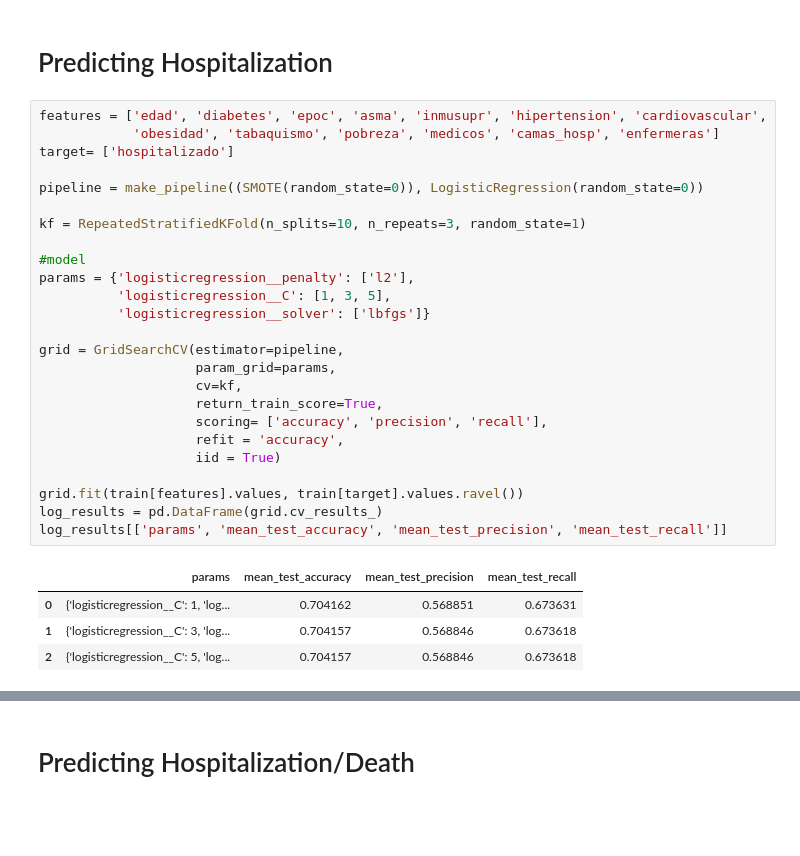
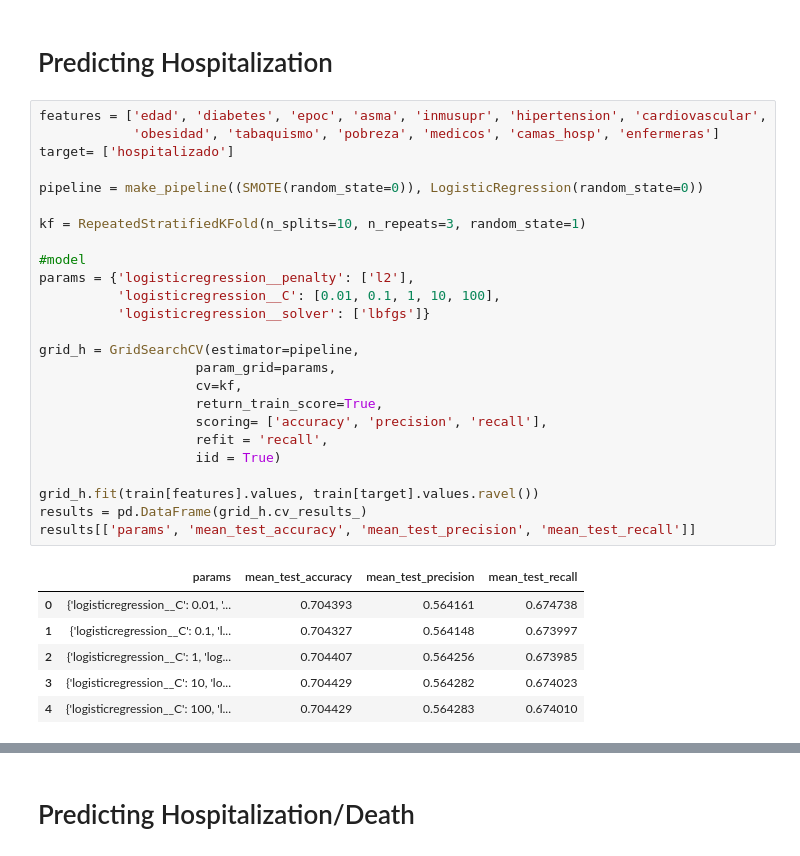
Before and after one commit to ml-project-2020/covid, a Jupyter notebook: Logistic Regression.ipynb, the cells around one changed output, grey strips where cells are left out. Drawn from its saved outputs; the diff is of its cells as text; blank space fills up the shorter version.

Commit message:
Updated Logistic Regression

```diff
--- a/Logistic Regression.ipynb
+++ b/Logistic Regression.ipynb
@@ -113,30 +192,32 @@ LogisticRegression(C=100, random_state=0)
 # %%
 features = ['edad', 'diabetes', 'epoc', 'asma', 'inmusupr', 'hipertension', 'cardiovascular',
             'obesidad', 'tabaquismo', 'pobreza', 'medicos', 'camas_hosp', 'enfermeras']
 target= ['hospitalizado']
 
 pipeline = make_pipeline((SMOTE(random_state=0)), LogisticRegression(random_state=0))
 
 kf = RepeatedStratifiedKFold(n_splits=10, n_repeats=3, random_state=1)
 
 #model
 params = {'logisticregression__penalty': ['l2'],
-          'logisticregression__C': [1, 3, 5],
+          'logisticregression__C': [0.01, 0.1, 1, 10, 100],
           'logisticregression__solver': ['lbfgs']}
 
-grid = GridSearchCV(estimator=pipeline,
+grid_h = GridSearchCV(estimator=pipeline,
                     param_grid=params,
                     cv=kf,
                     return_train_score=True,
                     scoring= ['accuracy', 'precision', 'recall'],
-                    refit = 'accuracy',
+                    refit = 'recall',
                     iid = True)
 
-grid.fit(train[features].values, train[target].values.ravel())
-log_results = pd.DataFrame(grid.cv_results_)
-log_results[['params', 'mean_test_accuracy', 'mean_test_precision', 'mean_test_recall']]
+grid_h.fit(train[features].values, train[target].values.ravel())
+results = pd.DataFrame(grid_h.cv_results_)
+results[['params', 'mean_test_accuracy', 'mean_test_precision', 'mean_test_recall']]
 # %% [output]
 |  | params | mean_test_accuracy | mean_test_precision | mean_test_recall |
-| 0 | {'logisticregression__C': 1, 'log... | 0.704162 | 0.568851 | 0.673631 |
-| 1 | {'logisticregression__C': 3, 'log... | 0.704157 | 0.568846 | 0.673618 |
-| 2 | {'logisticregression__C': 5, 'log... | 0.704157 | 0.568846 | 0.673618 |
+| 0 | {'logisticregression__C': 0.01, '... | 0.704393 | 0.564161 | 0.674738 |
+| 1 | {'logisticregression__C': 0.1, 'l... | 0.704327 | 0.564148 | 0.673997 |
+| 2 | {'logisticregression__C': 1, 'log... | 0.704407 | 0.564256 | 0.673985 |
+| 3 | {'logisticregression__C': 10, 'lo... | 0.704429 | 0.564282 | 0.674023 |
+| 4 | {'logisticregression__C': 100, 'l... | 0.704429 | 0.564283 | 0.674010 |
```
Also changed, not shown: parts of 16 cells of this notebook.
